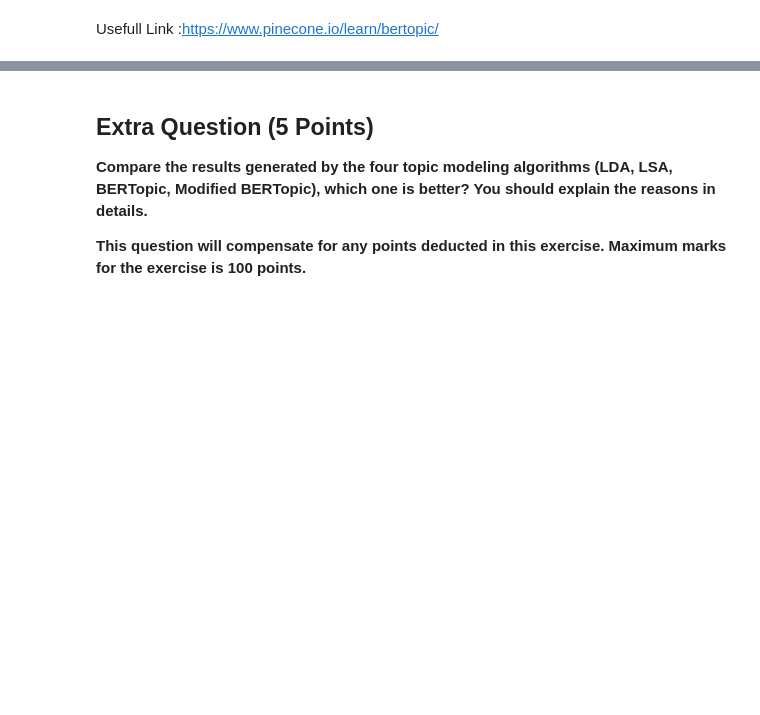
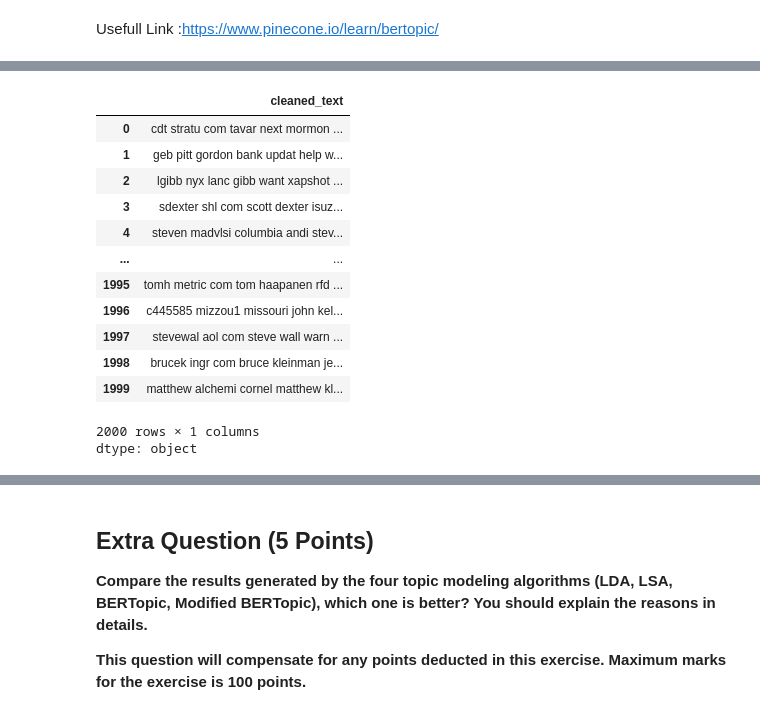
Before and after one commit to ChristianBridge/Christian_INFO5731_SPRING2025, a Jupyter notebook: Bridge_Christian_Assignment_04.ipynb, the cells around one changed output, grey strips where cells are left out. Cells and saved outputs as stored; diff of their text form; code cells hidden in the pictures; blank space fills up the shorter version.

```diff
--- a/Bridge_Christian_Assignment_04.ipynb
+++ b/Bridge_Christian_Assignment_04.ipynb
@@ -722,4 +715,21 @@ df['cleaned_text'] = df['cleaned_text'].apply(
 )
+# %%
+df['cleaned_text']
+# %% [output]
+|  | cleaned_text |
+| 0 | cdt stratu com tavar next mormon ... |
+| 1 | geb pitt gordon bank updat help w... |
+| 2 | lgibb nyx lanc gibb want xapshot ... |
+| 3 | sdexter shl com scott dexter isuz... |
+| 4 | steven madvlsi columbia andi stev... |
+| ... | ... |
+| 1995 | tomh metric com tom haapanen rfd ... |
+| 1996 | c445585 mizzou1 missouri john kel... |
+| 1997 | stevewal aol com steve wall warn ... |
+| 1998 | brucek ingr com bruce kleinman je... |
+| 1999 | matthew alchemi cornel matthew kl... |
+2000 rows × 1 columns
+dtype: object
 # %%
 #Load a Sentence-Transformers embedding model
 embedding_model = SentenceTransformer('all-MiniLM-L6-v2')
```
Also changed, not shown: parts of 31 cells of this notebook.
